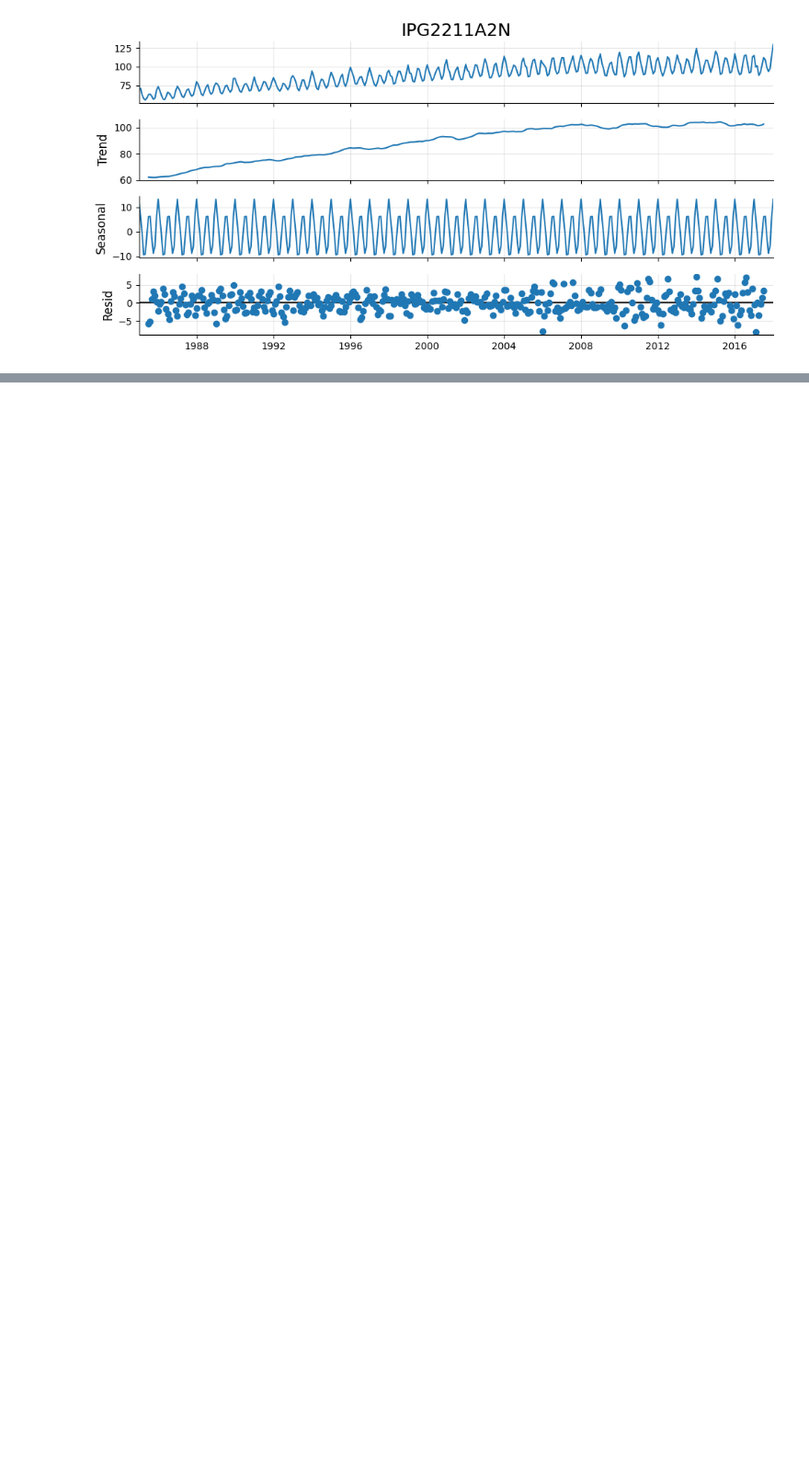
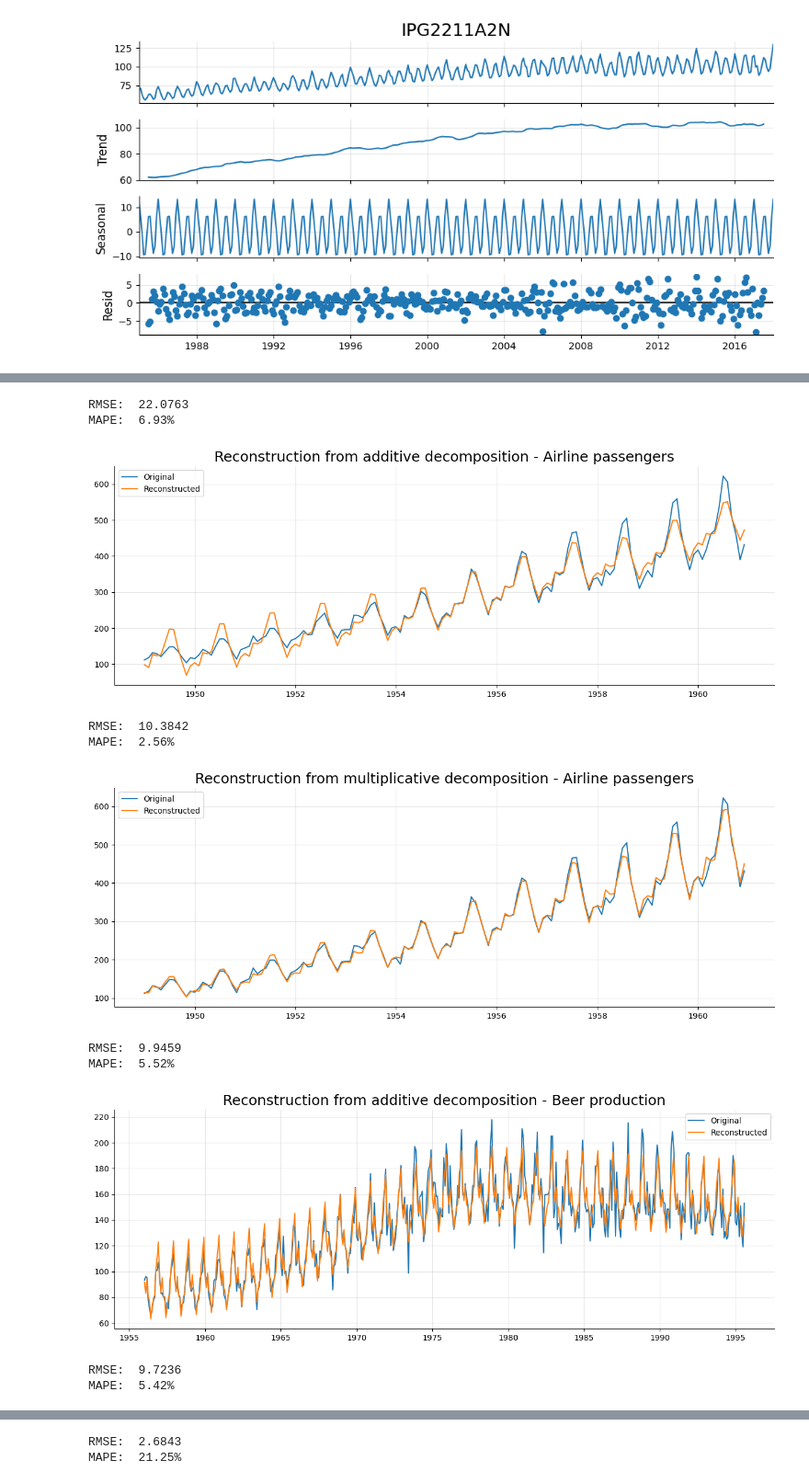
Before and after one commit to Maxstef/data-loves-ml-for-people-course, a Jupyter notebook: notebooks/2_6_time_series/0_1_time_series_basic.ipynb, the cells around one changed output, grey strips where cells are left out. Shown at 92% size. Cells and saved outputs as stored; diff of their text form; code cells hidden in the pictures; blank space fills up the shorter version.

Commit message:
practice time series basics - decomposition, autocorrelation, stationarity

```diff
--- a/notebooks/2_6_time_series/0_1_time_series_basic.ipynb
+++ b/notebooks/2_6_time_series/0_1_time_series_basic.ipynb
@@ -378,10 +380,11 @@ plt.show()
 # %%
 # here there is daily data - it make sense to experiment with "seasonal" param
 temperature_df_add = create_ts_additive_df(temperature_df, window=366, seasonal="week") # "quarter" "month" "week" "dayofweek"
+temperature_df_add = temperature_df_add.dropna()
 
 plot_ts_df_decomposition(
     temperature_df_add,
-    title_trend="Min Temperature - Trend (year (366 days) windom)",
+    title_trend="Min Temperature - Trend (year (366 days) window)",
     title_decompose="Seasonal decomposition (week of year) - additive",
 )
 # %% [output]
@@ -410,0 +416,21 @@ plt.show()
+# %%
+from mlpeople.time_series.forecasting import predict_from_decomposition
+
+predict_from_decomposition(passengers_df_add, name="Airline passengers")
+predict_from_decomposition(passengers_df_mult, mode="multiplicative", name="Airline passengers")
+predict_from_decomposition(beer_df_add, name="Beer production")
+predict_from_decomposition(beer_df_mult, mode="multiplicative", name="Beer production")
+predict_from_decomposition(temperature_df_add, name="Daily min temperature")
+predict_from_decomposition(electric_df_add, name="Electricity production");
+# %% [output]
+RMSE:  22.0763
+MAPE:  6.93%
+[figure, added]
+RMSE:  10.3842
+MAPE:  2.56%
+[figure, added]
+RMSE:  9.9459
+MAPE:  5.52%
+[figure, added]
+RMSE:  9.7236
+MAPE:  5.42%
@@ -410,0 +438,2 @@ plt.show()
+RMSE:  2.6843
+MAPE:  21.25%
```
Also changed, not shown: parts of 25 cells of this notebook, 3 other files.
